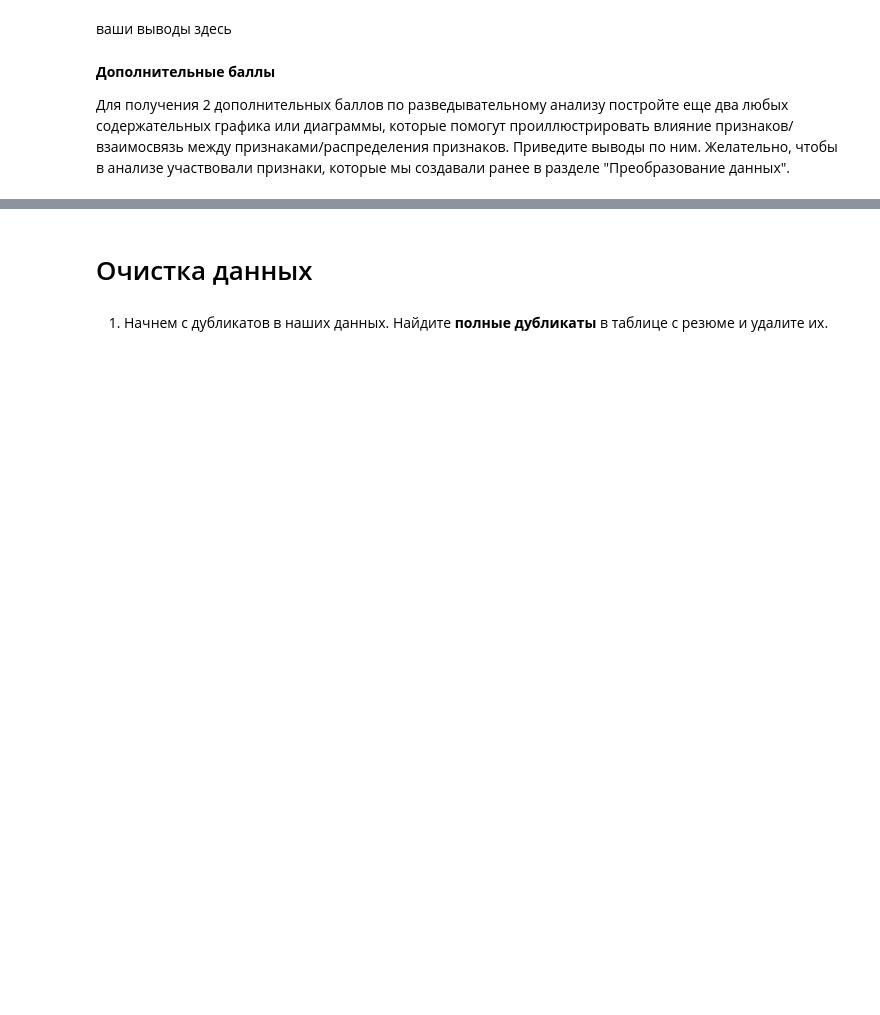
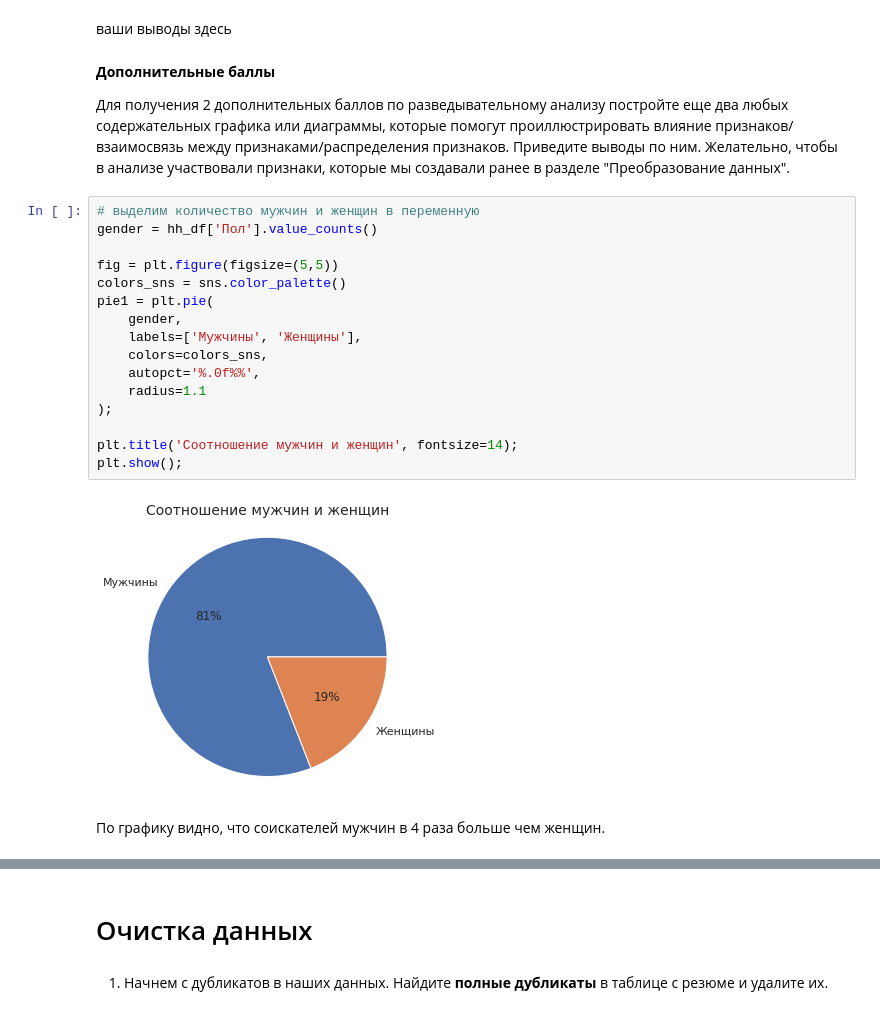
Before and after one commit to SergeyObukhov/sf_data_science, a Jupyter notebook: projekt_1/Project_1.ipynb, the cells around one changed output, grey strips where cells are left out. Cells and saved outputs as stored; diff of their text form; blank space fills up the shorter version.

```diff
--- a/projekt_1/Project_1.ipynb
+++ b/projekt_1/Project_1.ipynb
@@ -799,4 +809,24 @@ fig.show();
 **Дополнительные баллы**
 
 Для получения 2 дополнительных баллов по разведывательному анализу постройте еще два любых содержательных графика или диаграммы, которые помогут проиллюстрировать влияние признаков/взаимосвязь между признаками/распределения признаков. Приведите выводы по ним. Желательно, чтобы в анализе участвовали признаки, которые мы создавали ранее в разделе "Преобразование данных".
+# %%
+# выделим количество мужчин и женщин в переменную
+gender = hh_df['Пол'].value_counts()
+
+fig = plt.figure(figsize=(5,5))
+colors_sns = sns.color_palette()
+pie1 = plt.pie(
+    gender,
+    labels=['Мужчины', 'Женщины'],
+    colors=colors_sns,
+    autopct='%.0f%%',
+    radius=1.1
+);
+
+plt.title('Cоотношение мужчин и женщин', fontsize=14);
+plt.show();
+# %% [output]
+[figure, added]
+# %% [markdown]
+По графику видно, что соискателей мужчин в 4 раза больше чем женщин.
 # %%
```
Also changed, not shown: parts of 13 cells of this notebook.
